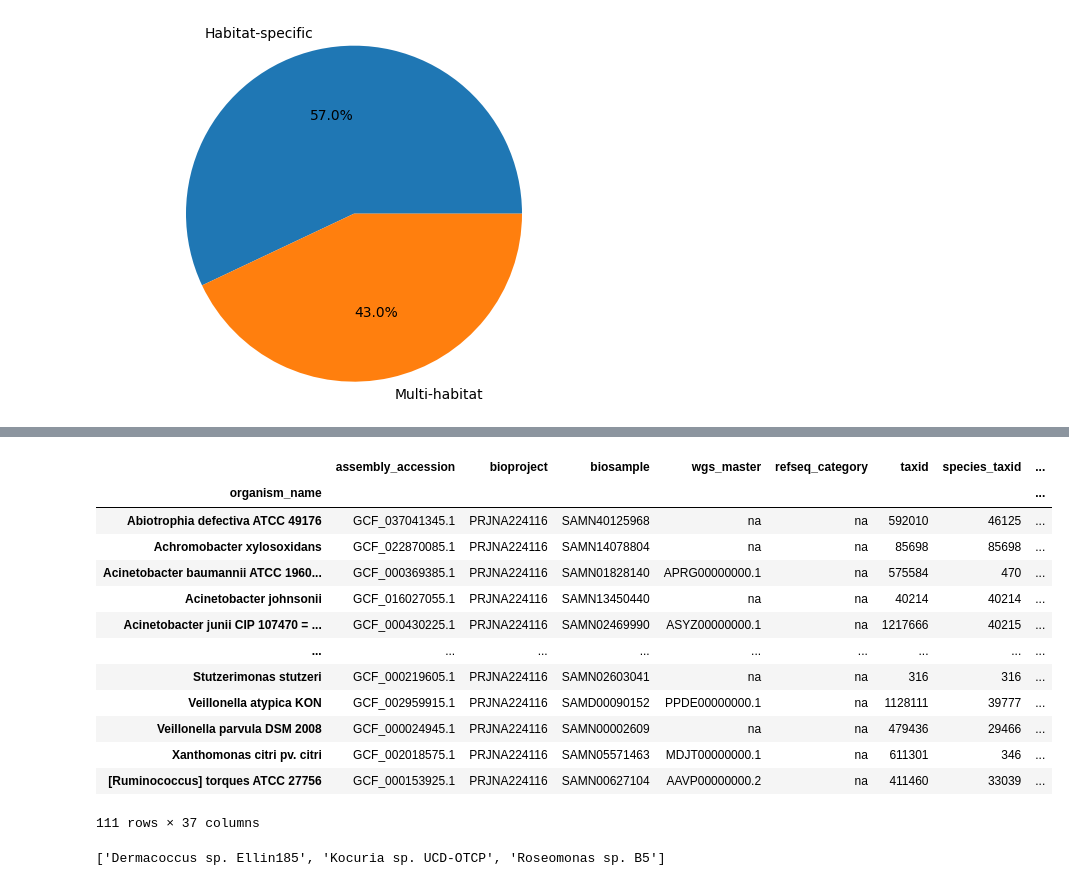
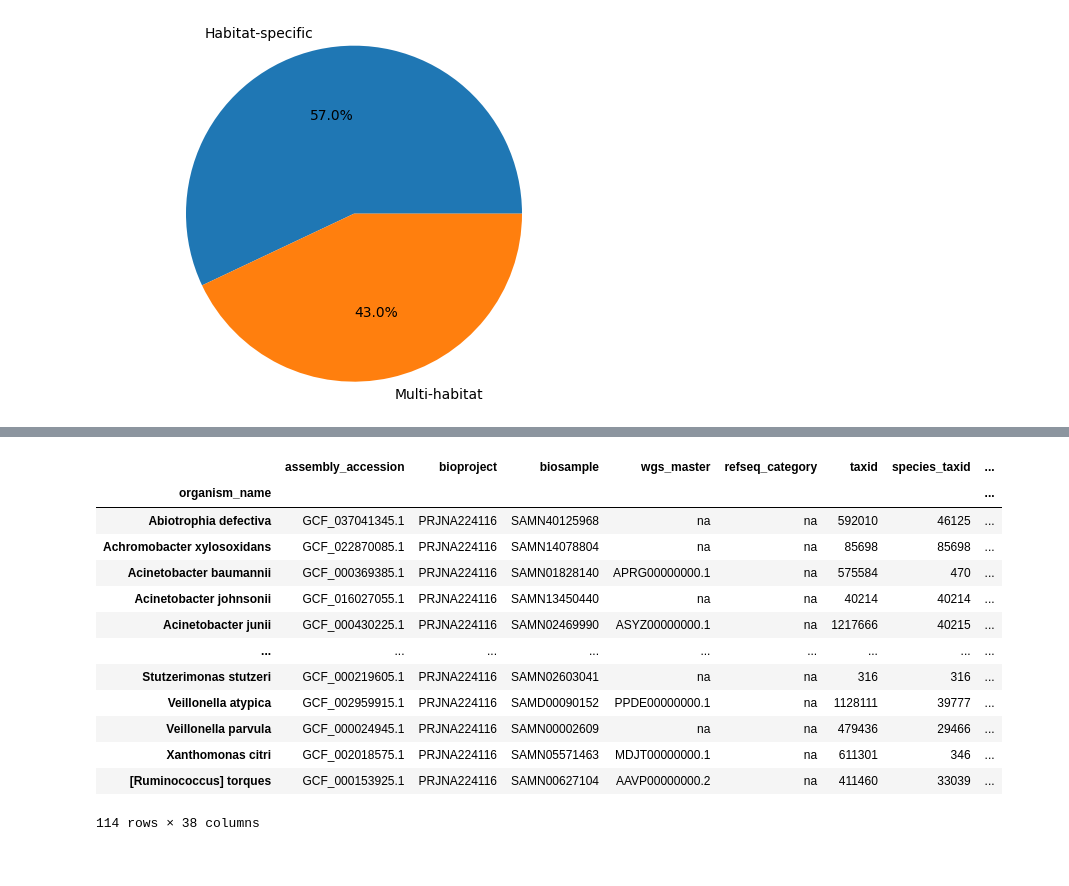
Before and after one commit to RamanLab/Hospital_Microbiome, a Jupyter notebook: Diversity.ipynb, the cells around one changed output, grey strips where cells are left out. Drawn from its saved outputs; the diff is of its cells as text; code cells hidden in the pictures.

```diff
--- a/Diversity.ipynb
+++ b/Diversity.ipynb
@@ -356,44 +365,54 @@ def fetch_row_by_organism_name(local_file_path, organism_name):
     except FileNotFoundError:
         print("Local file not found.")
 
 # Create an empty DataFrame
 column_names = ["assembly_accession", "bioproject", "biosample", "wgs_master", "refseq_category",
                 "taxid", "species_taxid", "organism_name", "infraspecific_name", "isolate",
                 "version_status", "assembly_level", "release_type", "genome_rep", "seq_rel_date",
                 "asm_name", "asm_submitter", "gbrs_paired_asm", "paired_asm_comp", "ftp_path",
                 "excluded_from_refseq", "relation_to_type_material", "asm_not_live_date", "assembly_type",
                 "group", "genome_size", "genome_size_ungapped", "gc_percent", "replicon_count",
                 "scaffold_count", "contig_count", "annotation_provider", "annotation_name",
                 "annotation_date", "total_gene_count", "protein_coding_gene_count", "non_coding_gene_count",
                 "pubmed_id"]
 genome_details = pd.DataFrame(columns=column_names)
 
 # Iterate over unique_values and append rows to the DataFrame
 ncbi_filepath = output_path + 'assembly_summary_refseq.txt'
 
 for organism_name in unique_values:
     row = fetch_row_by_organism_name(ncbi_filepath, organism_name)
     if row:
         row_data = row.split('\t')
         genome_details.loc[len(genome_details)] = row_data
 
 # Set organism_name as the index
-genome_details.set_index('organism_name', inplace=True)
-#genome_details.index = genome_details.index.to_series().apply(lambda x: ' '.join(x.split()[:2]))
+genome_details.set_index('organism_name')
+genome_details = genome_details.sort_index()
+
+# Setting unique_values as index
+genome_details.index = unique_values
+
+# Remove 'strain=' from 'infraspecific_name'
+genome_details['infraspecific_name'] = genome_details['infraspecific_name'].str.replace('strain=', '')
+genome_details.index.name = 'organism_name'
+
+# Saving genome details to a CSV file
+genome_details.to_csv(output_path + 'genome_details.csv', index=True, sep=',')
 
 genome_details
 # %% [output]
 |  | assembly_accession | bioproject | biosample | wgs_master | refseq_category | taxid | species_taxid | ... |
 | organism_name |  |  |  |  |  |  |  | ... |
-| Abiotrophia defectiva ATCC 49176 | GCF_037041345.1 | PRJNA224116 | SAMN40125968 | na | na | 592010 | 46125 | ... |
+| Abiotrophia defectiva | GCF_037041345.1 | PRJNA224116 | SAMN40125968 | na | na | 592010 | 46125 | ... |
 | Achromobacter xylosoxidans | GCF_022870085.1 | PRJNA224116 | SAMN14078804 | na | na | 85698 | 85698 | ... |
-| Acinetobacter baumannii ATCC 1960... | GCF_000369385.1 | PRJNA224116 | SAMN01828140 | APRG00000000.1 | na | 575584 | 470 | ... |
+| Acinetobacter baumannii | GCF_000369385.1 | PRJNA224116 | SAMN01828140 | APRG00000000.1 | na | 575584 | 470 | ... |
 | Acinetobacter johnsonii | GCF_016027055.1 | PRJNA224116 | SAMN13450440 | na | na | 40214 | 40214 | ... |
-| Acinetobacter junii CIP 107470 = ... | GCF_000430225.1 | PRJNA224116 | SAMN02469990 | ASYZ00000000.1 | na | 1217666 | 40215 | ... |
+| Acinetobacter junii | GCF_000430225.1 | PRJNA224116 | SAMN02469990 | ASYZ00000000.1 | na | 1217666 | 40215 | ... |
 | ... | ... | ... | ... | ... | ... | ... | ... | ... |
 | Stutzerimonas stutzeri | GCF_000219605.1 | PRJNA224116 | SAMN02603041 | na | na | 316 | 316 | ... |
-| Veillonella atypica KON | GCF_002959915.1 | PRJNA224116 | SAMD00090152 | PPDE00000000.1 | na | 1128111 | 39777 | ... |
-| Veillonella parvula DSM 2008 | GCF_000024945.1 | PRJNA224116 | SAMN00002609 | na | na | 479436 | 29466 | ... |
-| Xanthomonas citri pv. citri | GCF_002018575.1 | PRJNA224116 | SAMN05571463 | MDJT00000000.1 | na | 611301 | 346 | ... |
-| [Ruminococcus] torques ATCC 27756 | GCF_000153925.1 | PRJNA224116 | SAMN00627104 | AAVP00000000.2 | na | 411460 | 33039 | ... |
+| Veillonella atypica | GCF_002959915.1 | PRJNA224116 | SAMD00090152 | PPDE00000000.1 | na | 1128111 | 39777 | ... |
+| Veillonella parvula | GCF_000024945.1 | PRJNA224116 | SAMN00002609 | na | na | 479436 | 29466 | ... |
+| Xanthomonas citri | GCF_002018575.1 | PRJNA224116 | SAMN05571463 | MDJT00000000.1 | na | 611301 | 346 | ... |
+| [Ruminococcus] torques | GCF_000153925.1 | PRJNA224116 | SAMN00627104 | AAVP00000000.2 | na | 411460 | 33039 | ... |
-111 rows × 37 columns
+114 rows × 38 columns
@@ -402,4 +418,0 @@ genome_details.index = genome_details.index.to_series().apply(lambda x: ' '.join
-# %%
-list(set(unique_values) - set(genome_details.index))
-# %% [output]
-['Dermacoccus sp. Ellin185', 'Kocuria sp. UCD-OTCP', 'Roseomonas sp. B5']
```
Also changed, not shown: parts of 3 cells of this notebook, 1 other file.
